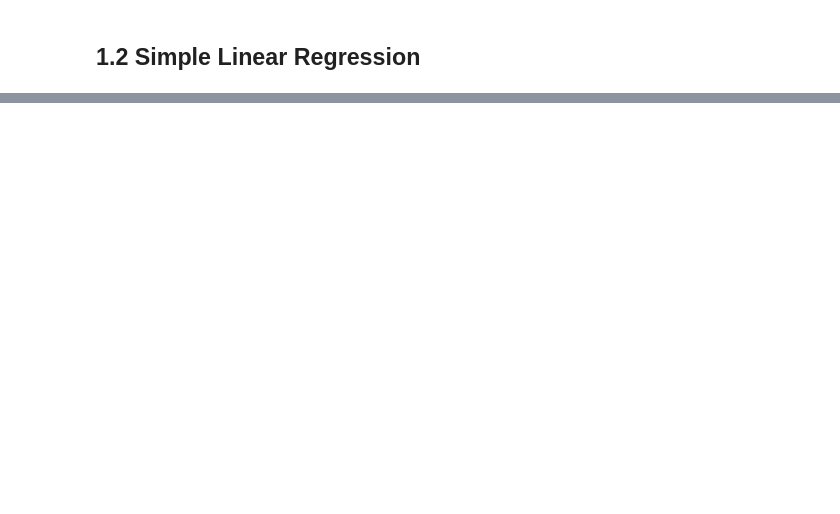
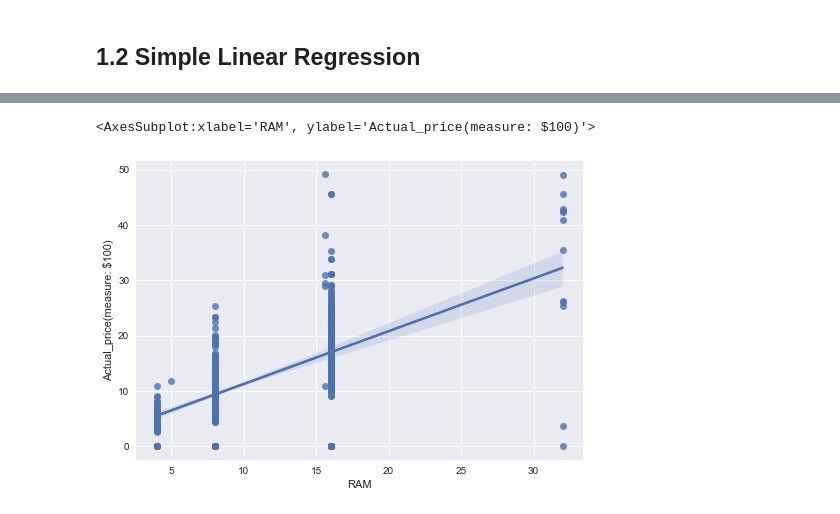
Before and after one commit to Moojun/study_ML, a Jupyter notebook: 2.Data_Analysis/src/1_Regression.ipynb, the cells around one changed output, grey strips where cells are left out. Drawn from its saved outputs; the diff is of its cells as text; code cells hidden in the pictures; blank space fills up the shorter version.

Commit message:
Revise the code about Simple LinearRegression part

```diff
--- a/2.Data_Analysis/src/1_Regression.ipynb
+++ b/2.Data_Analysis/src/1_Regression.ipynb
@@ -293,0 +322,6 @@ Notes:
+# %%
+# Plot data and a linear regression model fit
+sns.regplot(x = "RAM", y = "Actual_price(measure: $100)", data = Laptop_df)
+# %% [output]
+<AxesSubplot:xlabel='RAM', ylabel='Actual_price(measure: $100)'>
+[figure, added]
```
Also changed, not shown: parts of 16 cells of this notebook.
